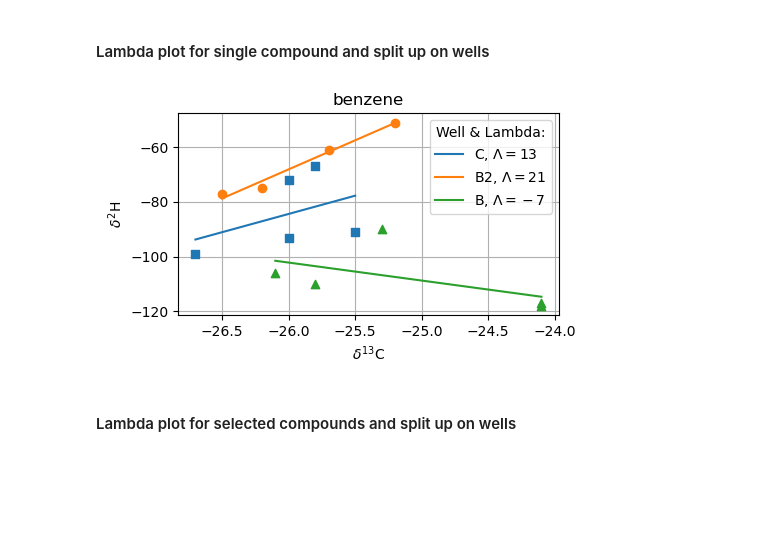
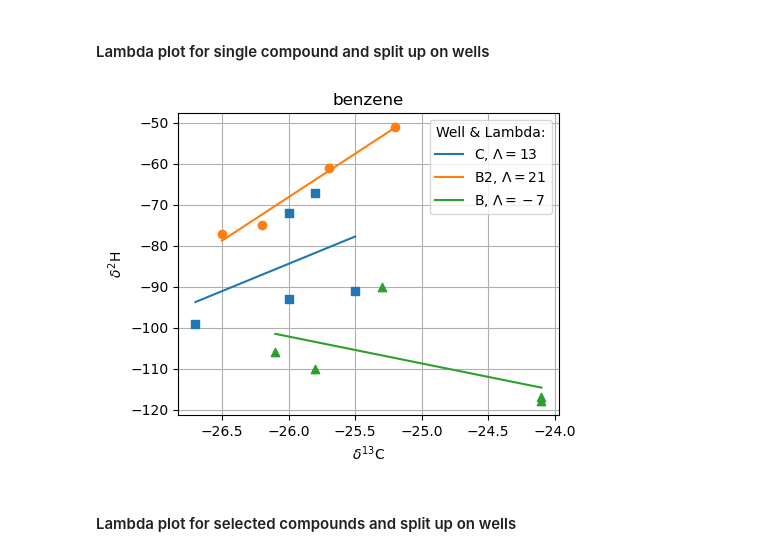
Before and after one commit to MiBiPreT/mibiscreen, a Jupyter notebook: examples/ex01_Griftpark/example_01_grift_isotope.ipynb, the cells around one changed output. Drawn from its saved outputs; the diff is of its cells as text; code cells hidden in the pictures; blank space fills up the shorter version.

```diff
--- a/examples/ex01_Griftpark/example_01_grift_isotope.ipynb
+++ b/examples/ex01_Griftpark/example_01_grift_isotope.ipynb
@@ -76,31 +81,31 @@ for i,well in enumerate(wells):
 # %%
 wells = ['C','B2','B']
 mto = ['s','o','^','<','>','d','*']
 
-plt.figure(figsize = [5,3])
+plt.figure(figsize = [5,4])
 for i,well in enumerate(wells):
     data = isotopes[isotopes["obs_well"] == well]
     x,y = extract_isotope_data(data,molecule)
     results = Lambda_regression(x,y,validate_indices = True)
 
     plt.scatter(x, y, marker=mto[i],zorder = 3)
     if len(x)>2:
         # Create a trendline
         polynomial = np.poly1d(results['coefficients'])
         trendline_x = np.linspace(np.min(results['delta_C']), np.max(results['delta_C']), 50)
         trendline_y = polynomial(trendline_x)
         plt.plot(trendline_x, trendline_y, label=r'{}, $\Lambda = {:.0f}$'.format(well,results['coefficients'][0]))
 
 plt.title(molecule)
 plt.grid(True,zorder = 0)
 plt.legend(title = 'Well & Lambda:')
 plt.xlabel(r'$\delta^{{13}}$C')
 plt.ylabel(r'$\delta^2$H')
 
 plt.tight_layout()
 plt.savefig("example_01_grift_isotopes_{}.png".format(molecule),dpi=300)
 # %% [output]
-[figure, old version]
+[figure, new version]
 # %% [markdown]
 #### Lambda plot for selected compounds and split up on wells
 # %%
```
Also changed, not shown: parts of 3 cells of this notebook, 4 other files.
